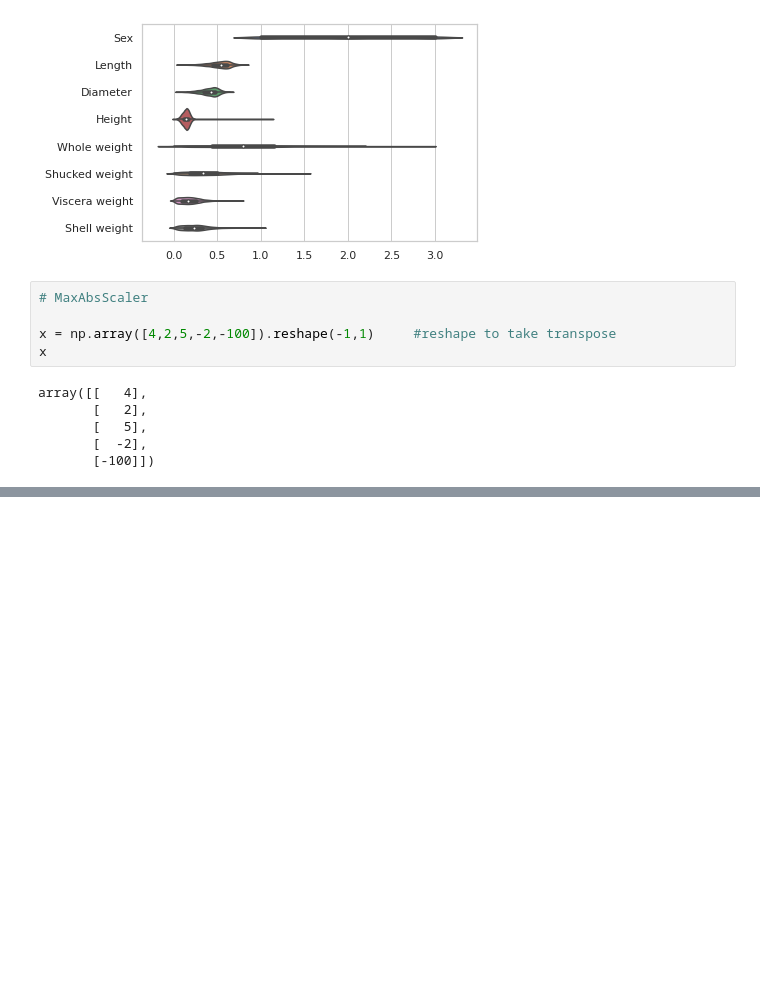
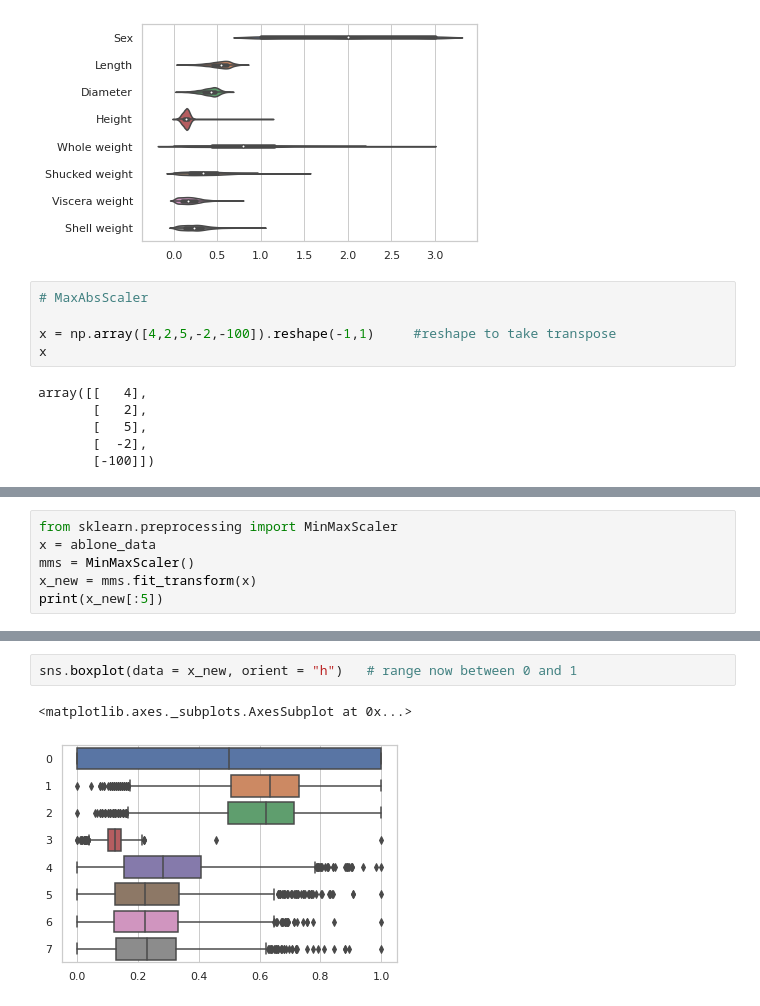
Before and after one commit to sidisha17/TestRepo, a Jupyter notebook: Data_preprocessing.ipynb, the cells around one changed output, grey strips where cells are left out. Cells and saved outputs as stored; diff of their text form; blank space fills up the shorter version.

Commit message:
Data preprocessing - mod

```diff
--- a/Data_preprocessing.ipynb
+++ b/Data_preprocessing.ipynb
@@ -244,0 +263,6 @@ array([[   4],
+# %%
+from sklearn.preprocessing import MinMaxScaler
+x = ablone_data
+mms = MinMaxScaler()
+x_new = mms.fit_transform(x)
+print(x_new[:5])
@@ -244,0 +280,5 @@ array([[   4],
+# %%
+sns.boxplot(data = x_new, orient = "h")   # range now between 0 and 1
+# %% [output]
+<matplotlib.axes._subplots.AxesSubplot at 0x...>
+[figure, added]
```
Also changed, not shown: parts of 6 cells of this notebook.
